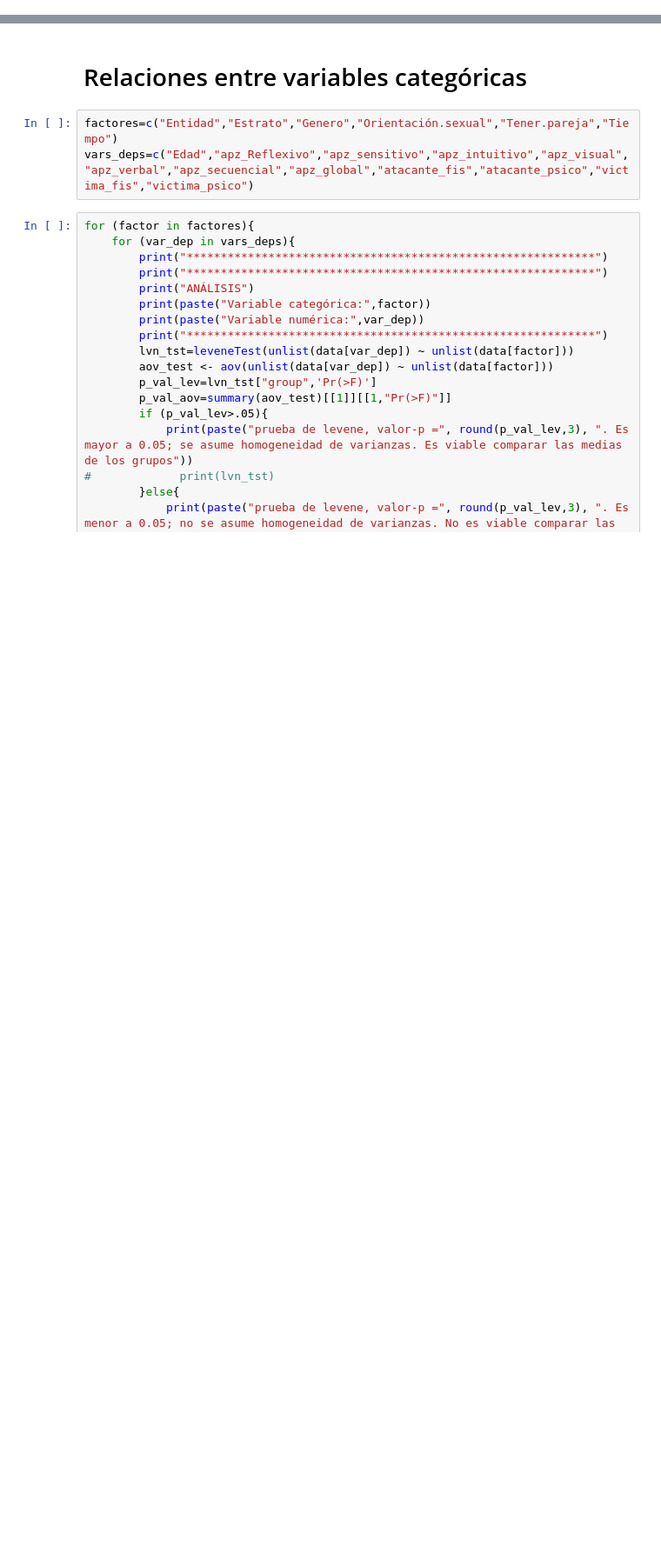
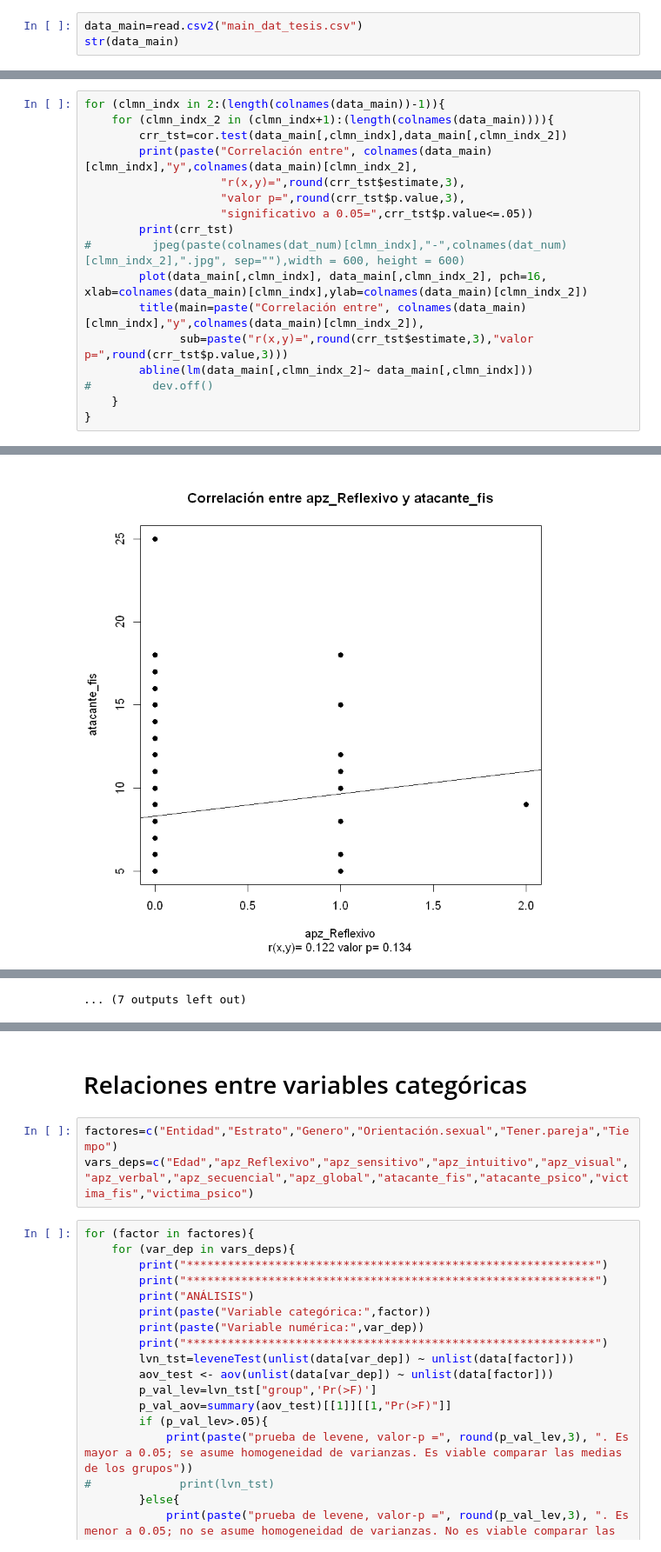
Before and after one commit to Yagwar/Proyectos, a Jupyter notebook: estadisticos_LeTorr.ipynb, the cells around one changed output, grey strips where cells are left out. Shown at 87% size. Saved outputs shown, nothing was run; the diff lists cells and outputs as text; blank space fills up the shorter version.

```diff
--- a/estadisticos_LeTorr.ipynb
+++ b/estadisticos_LeTorr.ipynb
@@ -59,0 +61,3 @@ pairs(dat_num, pch=16, cex=.7)
+# %%
+data_main=read.csv2("main_dat_tesis.csv")
+str(data_main)
@@ -59,0 +72,18 @@ pairs(dat_num, pch=16, cex=.7)
+# %%
+for (clmn_indx in 2:(length(colnames(data_main))-1)){
+    for (clmn_indx_2 in (clmn_indx+1):(length(colnames(data_main)))){
+        crr_tst=cor.test(data_main[,clmn_indx],data_main[,clmn_indx_2])
+        print(paste("Correlación entre", colnames(data_main)[clmn_indx],"y",colnames(data_main)[clmn_indx_2],
+                    "r(x,y)=",round(crr_tst$estimate,3),
+                    "valor p=",round(crr_tst$p.value,3),
+                    "significativo a 0.05=",crr_tst$p.value<=.05))
+        print(crr_tst)
+#         jpeg(paste(colnames(dat_num)[clmn_indx],"-",colnames(dat_num)[clmn_indx_2],".jpg", sep=""),width = 600, height = 600)
+        plot(data_main[,clmn_indx], data_main[,clmn_indx_2], pch=16, xlab=colnames(data_main)[clmn_indx],ylab=colnames(data_main)[clmn_indx_2])
+        title(main=paste("Correlación entre", colnames(data_main)[clmn_indx],"y",colnames(data_main)[clmn_indx_2]),
+              sub=paste("r(x,y)=",round(crr_tst$estimate,3),"valor p=",round(crr_tst$p.value,3)))
+        abline(lm(data_main[,clmn_indx_2]~ data_main[,clmn_indx]))
+#         dev.off()
+    }
+}
+# %% [output]
@@ -59,0 +107 @@ pairs(dat_num, pch=16, cex=.7)
+[figure, added]
@@ -59,0 +173 @@ pairs(dat_num, pch=16, cex=.7)
+... (7 outputs left out)
```
Also changed, not shown: parts of 9 cells of this notebook.
